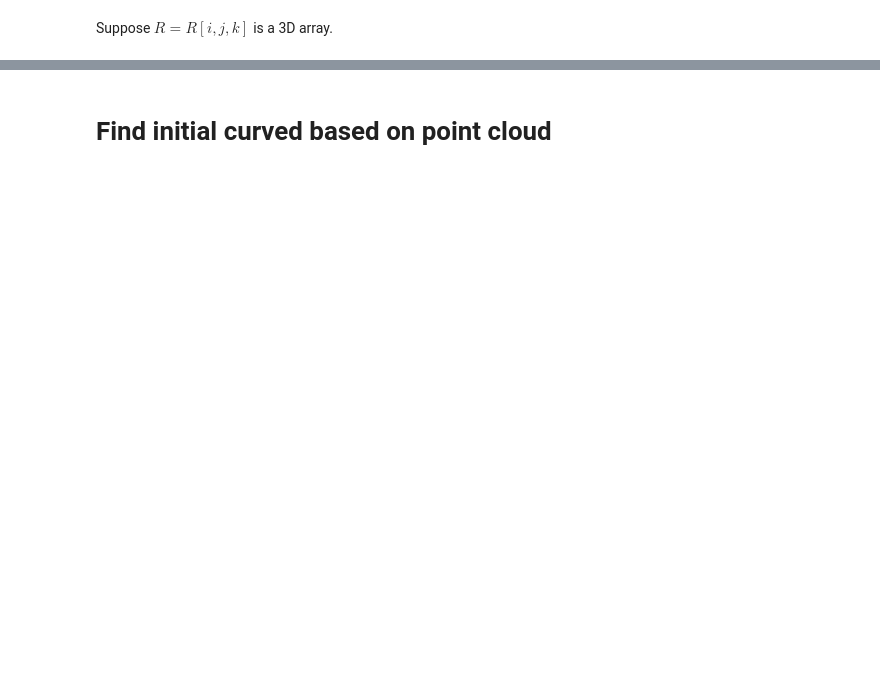
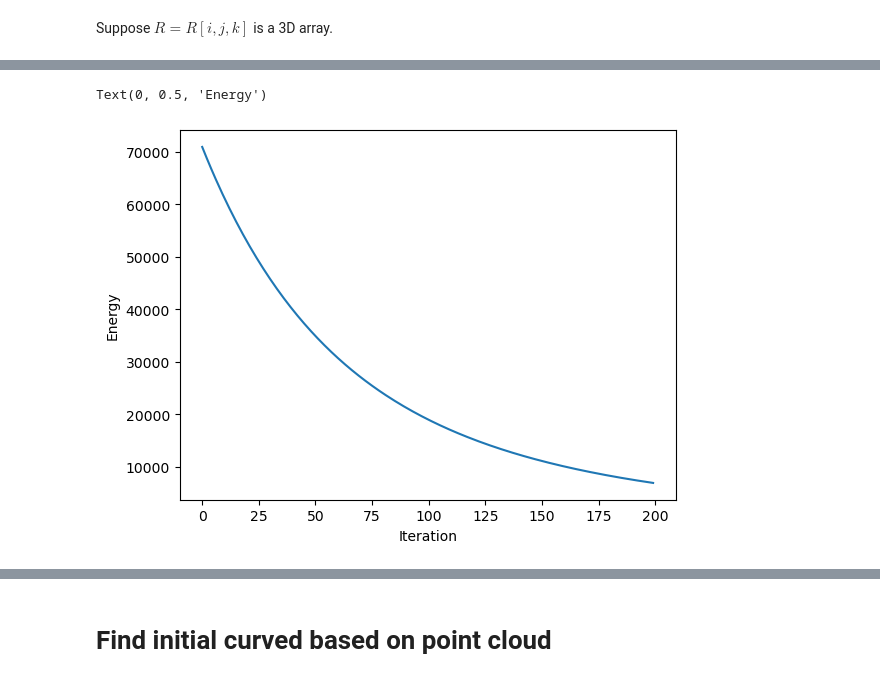
Before and after one commit to josef-lin/HFSP-dodder, a Jupyter notebook: src/data-reconstruction/probability-reconstruction.ipynb, the cells around one changed output, grey strips where cells are left out. Saved outputs shown, nothing was run; the diff lists cells and outputs as text; code cells hidden in the pictures; blank space fills up the shorter version.

```diff
--- a/src/data-reconstruction/probability-reconstruction.ipynb
+++ b/src/data-reconstruction/probability-reconstruction.ipynb
@@ -86,59 +98,58 @@ plt.show()
 # %%
 Nx, Ny, Nz = R0.shape
 
-dt = 1e-4
-num_steps = 100
+dt = 2e-4
+num_steps = 200
 
-lambda_sparse = 0.05
-eps = 1e-3
+# # Sparsity constants
+# lambda_sparse = 0.05
+# eps = 1e-3
 
 Energy = []
 
 R = R0.copy()
 
 for n in range(num_steps):
 
     # Forward projections
     I_R  = np.sum(R, axis=1)
     II_R = np.sum(R, axis=0)
+    III_R = np.sum(R, axis=2)
 
     # Residuals
     e_xz = I_R  - rho_xz
     e_yz = II_R - rho_yz
+    e_xy = III_R - rho_xy
 
     # Adjoint operators
-    grad_xz = np.repeat(
-        e_xz[:, None, :],
-        Ny,
-        axis=1
-    )
+    grad_xz = np.repeat(e_xz[:, None, :], Ny, axis=1)
+    grad_yz = np.repeat(e_yz[None, :, :], Nx, axis=0)
+    grad_xy = np.repeat(e_xy[:, :, None], Nz, axis=2)
+    grad_data = grad_xz + grad_yz + grad_xy
 
-    grad_yz = np.repeat(
-        e_yz[None, :, :],
-        Nx,
-        axis=0
-    )
+    # # Pseudo-Huber sparsity gradient
+    # grad_sparse = (R / np.sqrt(R**2 + eps**2))
 
-    grad_data = grad_xz + grad_yz
-
-    # Pseudo-Huber sparsity gradient
-    grad_sparse = (R / np.sqrt(R**2 + eps**2))
-
-    grad = grad_data + lambda_sparse * grad_sparse
+    grad = grad_data
+    # + lambda_sparse * grad_sparse
 
     # Gradient descent
     R -= dt * grad
     R = np.maximum(R, 0)
 
     # Energy
-    sparsity_energy = np.sum(np.sqrt(R**2 + eps**2) - eps)
+    # sparsity_energy = np.sum(np.sqrt(R**2 + eps**2) - eps)
 
-    E = (0.5 * np.linalg.norm(e_xz)**2 + 0.5 * np.linalg.norm(e_yz)**2 + lambda_sparse * sparsity_energy)
+    E = (0.5 * np.linalg.norm(e_xz)**2 + 0.5 * np.linalg.norm(e_yz)**2 + 0.5 * np.linalg.norm(e_xy)**2)
+        #  + lambda_sparse * sparsity_energy)
 
     Energy.append(E)
 
 plt.figure()
 plt.plot(Energy)
 plt.xlabel('Iteration')
 plt.ylabel('Energy')
+# %% [output]
+Text(0, 0.5, 'Energy')
+[figure, added]
 # %%
```
Also changed, not shown: parts of 18 cells of this notebook.
